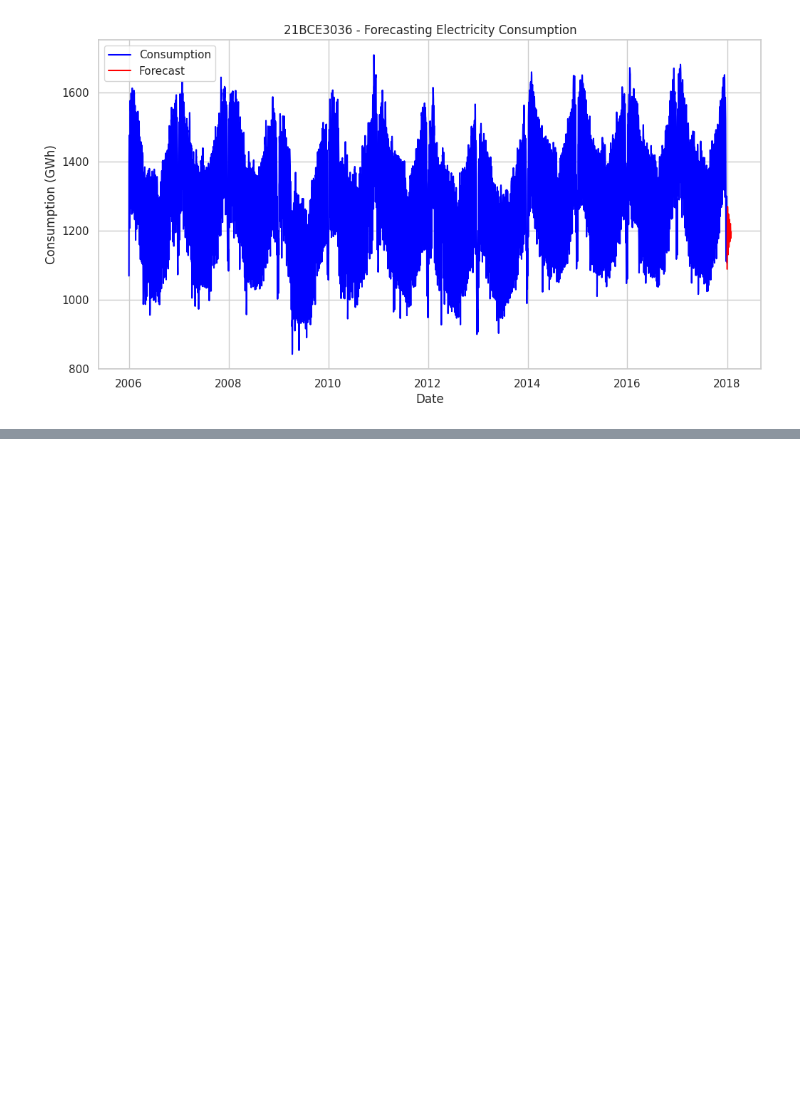
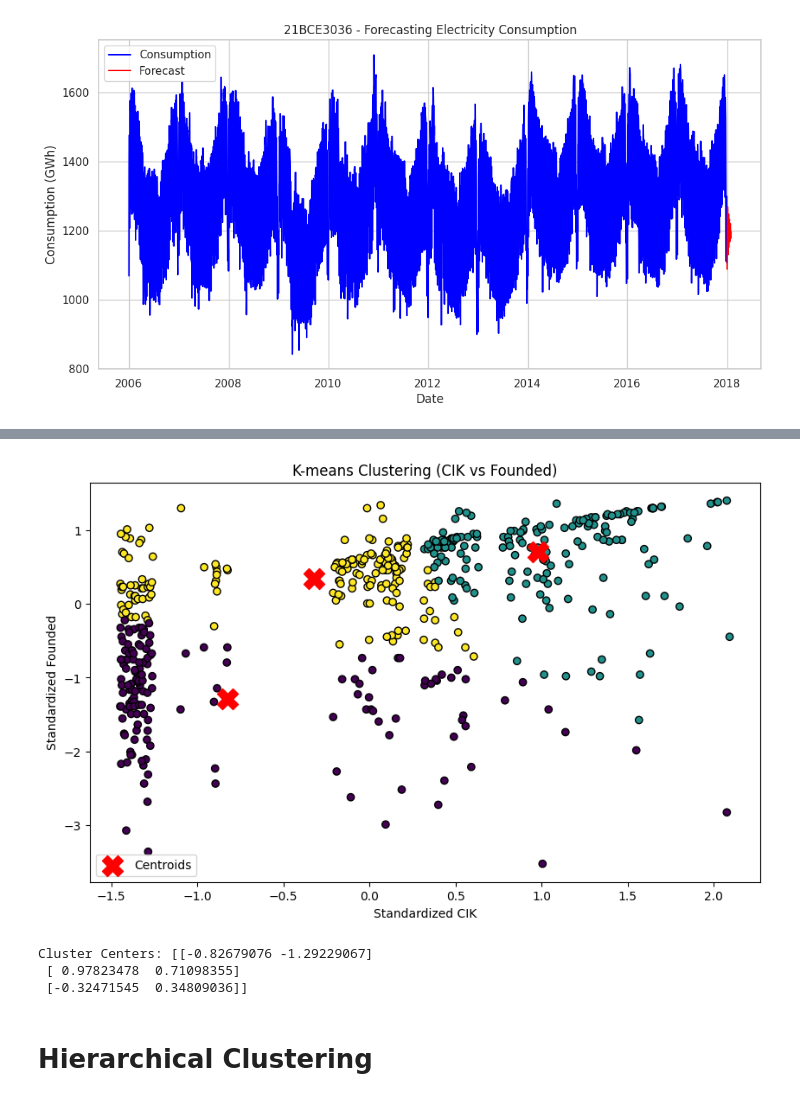
Before and after one commit to Rahulaggl/EDA, a Jupyter notebook: LAB_DA_1.ipynb, the cells around one changed output, grey strips where cells are left out. Drawn from its saved outputs; the diff is of its cells as text; code cells hidden in the pictures; blank space fills up the shorter version.

```diff
--- a/LAB_DA_1.ipynb
+++ b/LAB_DA_1.ipynb
@@ -1122,0 +1162,24 @@ plt.show()
+# %%
+# 7. Fit the KMeans model with the chosen number of clusters (e.g., 3 based on the elbow graph)
+optimal_clusters = 3  # Choose based on the elbow graph
+kmeans = KMeans(n_clusters=optimal_clusters, random_state=0)
+df['Cluster'] = kmeans.fit_predict(scaled_data)
+# %%
+# 8. Plot the clusters
+plt.figure(figsize=(10, 6))
+plt.scatter(scaled_data[:, 0], scaled_data[:, 1], c=df['Cluster'], cmap='viridis', marker='o', edgecolor='k')
+plt.scatter(kmeans.cluster_centers_[:, 0], kmeans.cluster_centers_[:, 1], s=300, c='red', marker='X', label='Centroids')
+plt.title('K-means Clustering (CIK vs Founded)')
+plt.xlabel('Standardized CIK')
+plt.ylabel('Standardized Founded')
+plt.legend()
+plt.show()
+# %% [output]
+[figure, added]
+# %%
+# 9. Display the cluster centers for interpretation
+print("Cluster Centers:", kmeans.cluster_centers_)
+# %% [output]
+Cluster Centers: [[-0.82679076 -1.29229067]
+ [ 0.97823478  0.71098355]
+ [-0.32471545  0.34809036]]
@@ -1122,0 +1189,2 @@ plt.show()
+# %% [markdown]
+# Hierarchical Clustering
```
Also changed, not shown: parts of 13 cells of this notebook.
